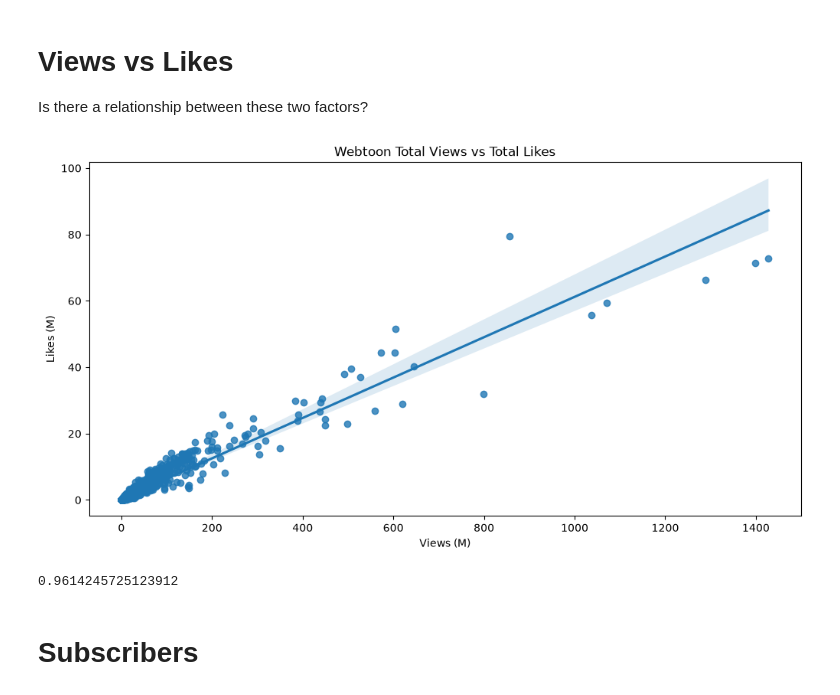
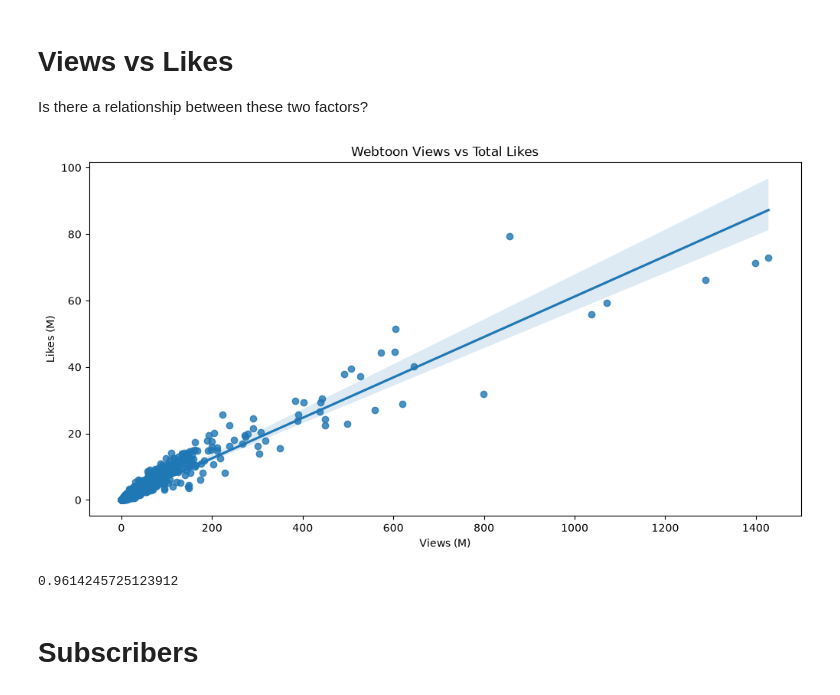
Before and after one commit to hliu325/KOR-webtoon-data, a Jupyter notebook: webtoon_analysis.ipynb, the cells around one changed output. Cells and saved outputs as stored; diff of their text form; code cells hidden in the pictures.

```diff
--- a/webtoon_analysis.ipynb
+++ b/webtoon_analysis.ipynb
@@ -291,22 +288,22 @@ Is there a relationship between these two factors?
 # %%
 # Scatter Plot by Views:
 
 plt.figure(figsize = (12,6))
 
 sns.regplot(x=df["views"] / 1e6, y=df["likes"] / 1e6) #
 
-plt.title("Webtoon Total Views vs Total Likes")
+plt.title("Webtoon Views vs Total Likes")
 plt.xlabel("Views (M)")
 plt.ylabel("Likes (M)")
 plt.show()
 
 # correlation factor between views and likes
 # [-1 1] scale, lower: strong negative, higher: strong positive
 # 0.96 - very strong positively correlated.
 correlation = df["views"].corr(df["likes"])
 print(correlation)
 # %% [output]
-[figure, old version]
+[figure, new version]
 0.9614245725123912
 # %% [markdown]
 # Subscribers
```
Also changed, not shown: parts of 5 cells of this notebook.
